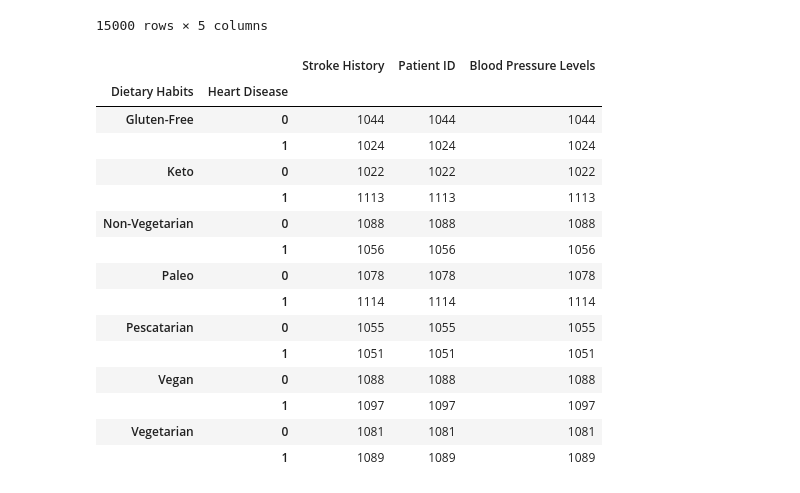
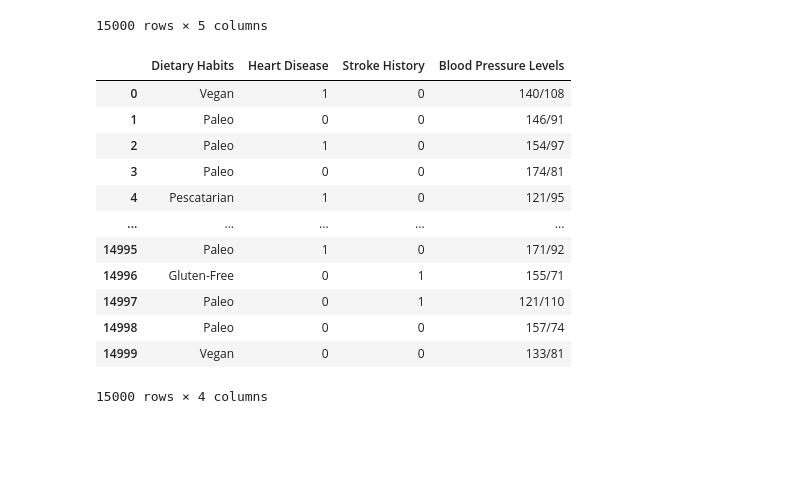
Before and after one commit to eeneedles/group-two-project-one, a Jupyter notebook: Health Care Stat.ipynb, the cells around one changed output. Saved outputs shown, nothing was run; the diff lists cells and outputs as text; code cells hidden in the pictures; blank space fills up the shorter version.

```diff
--- a/Health Care Stat.ipynb
+++ b/Health Care Stat.ipynb
@@ -582,24 +485,22 @@ Diet_Variable_DF
 # %%
 # Create a DataFrame for Dietary Habits and Heart Disease
 
 Diet_Variable_DF.groupby(['Dietary Habits', 'Heart Disease']).count()
+Diet_Variable_DF.drop(columns=['Patient ID'])
 # %% [output]
-|  |  | Stroke History | Patient ID | Blood Pressure Levels |
-| Dietary Habits | Heart Disease |  |  |  |
-| Gluten-Free | 0 | 1044 | 1044 | 1044 |
-|  | 1 | 1024 | 1024 | 1024 |
-| Keto | 0 | 1022 | 1022 | 1022 |
-|  | 1 | 1113 | 1113 | 1113 |
-| Non-Vegetarian | 0 | 1088 | 1088 | 1088 |
-|  | 1 | 1056 | 1056 | 1056 |
-| Paleo | 0 | 1078 | 1078 | 1078 |
-|  | 1 | 1114 | 1114 | 1114 |
-| Pescatarian | 0 | 1055 | 1055 | 1055 |
-|  | 1 | 1051 | 1051 | 1051 |
-| Vegan | 0 | 1088 | 1088 | 1088 |
-|  | 1 | 1097 | 1097 | 1097 |
-| Vegetarian | 0 | 1081 | 1081 | 1081 |
-|  | 1 | 1089 | 1089 | 1089 |
+|  | Dietary Habits | Heart Disease | Stroke History | Blood Pressure Levels |
+| 0 | Vegan | 1 | 0 | 140/108 |
+| 1 | Paleo | 0 | 0 | 146/91 |
+| 2 | Paleo | 1 | 0 | 154/97 |
+| 3 | Paleo | 0 | 0 | 174/81 |
+| 4 | Pescatarian | 1 | 0 | 121/95 |
+| ... | ... | ... | ... | ... |
+| 14995 | Paleo | 1 | 0 | 171/92 |
+| 14996 | Gluten-Free | 0 | 1 | 155/71 |
+| 14997 | Paleo | 0 | 1 | 121/110 |
+| 14998 | Paleo | 0 | 0 | 157/74 |
+| 14999 | Vegan | 0 | 0 | 133/81 |
+15000 rows × 4 columns
 # %%
 # Create a Pie Chart comparing the amount of people who had a Stroke with Heart Diesease, Hyper Tension and Smoked (Stroke_Prediction)
 
```
Also changed, not shown: parts of 16 cells of this notebook, 5 other files.
